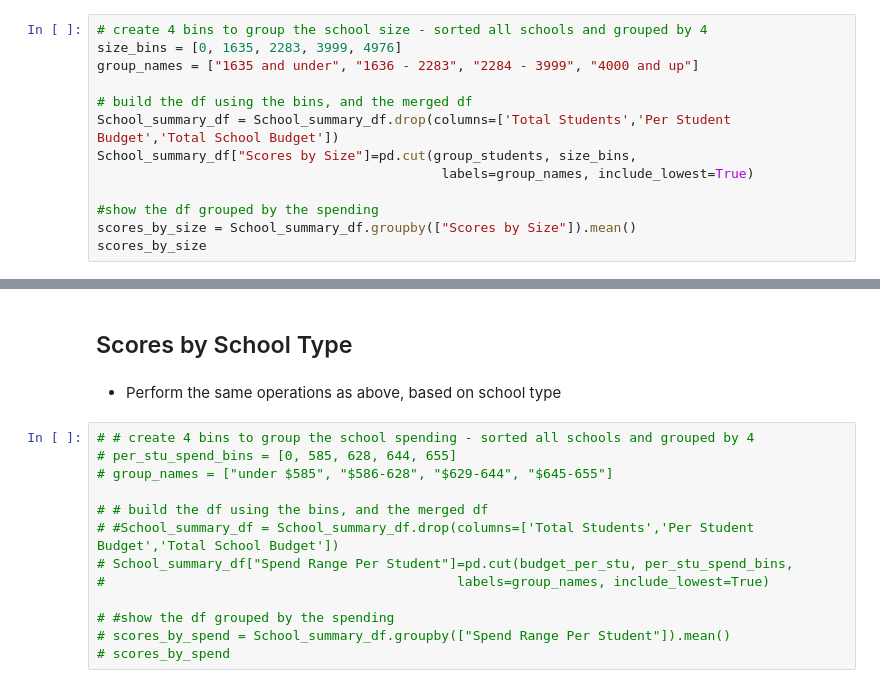
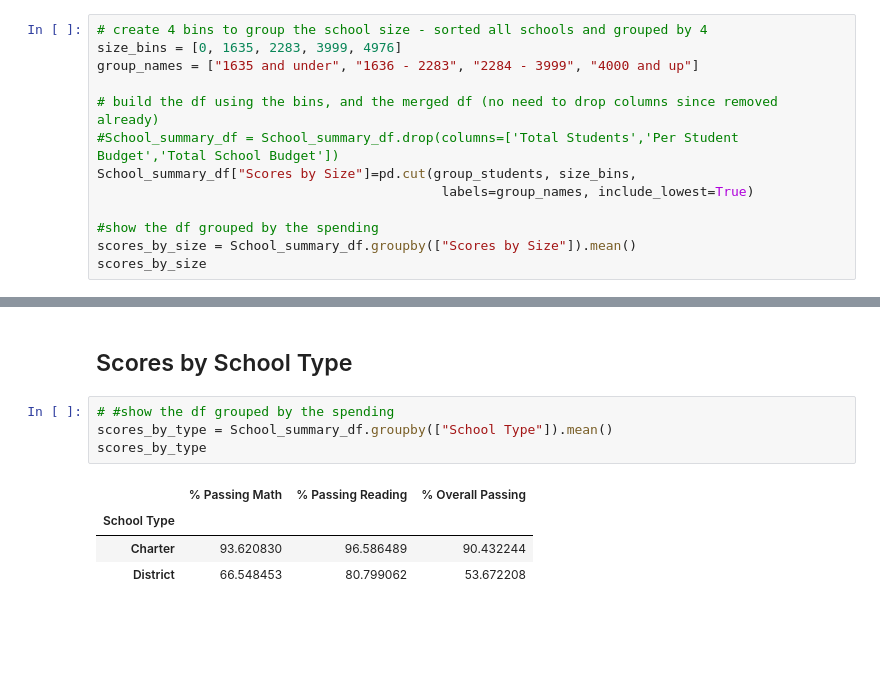
Before and after one commit to gigilynne/pandas-challenge, a Jupyter notebook: PyCitySchools/PyCitySchools_starter.ipynb, the cells around one changed output, grey strips where cells are left out. Drawn from its saved outputs; the diff is of its cells as text; blank space fills up the shorter version.

```diff
--- a/PyCitySchools/PyCitySchools_starter.ipynb
+++ b/PyCitySchools/PyCitySchools_starter.ipynb
@@ -549,8 +528,8 @@ psb_sort
 size_bins = [0, 1635, 2283, 3999, 4976]
 group_names = ["1635 and under", "1636 - 2283", "2284 - 3999", "4000 and up"]
 
-# build the df using the bins, and the merged df
-School_summary_df = School_summary_df.drop(columns=['Total Students','Per Student Budget','Total School Budget'])
+# build the df using the bins, and the merged df (no need to drop columns since removed already)
+#School_summary_df = School_summary_df.drop(columns=['Total Students','Per Student Budget','Total School Budget'])
 School_summary_df["Scores by Size"]=pd.cut(group_students, size_bins,
                                             labels=group_names, include_lowest=True)
 
@@ -566,18 +545,12 @@ scores_by_size
 | 4000 and up | 66.496861 | 81.339570 | 53.902988 |
 # %% [markdown]
 ## Scores by School Type
-# %% [markdown]
-* Perform the same operations as above, based on school type
-# %%
-# # create 4 bins to group the school spending - sorted all schools and grouped by 4
-# per_stu_spend_bins = [0, 585, 628, 644, 655]
-# group_names = ["under $585", "$586-628", "$629-644", "$645-655"]
-
-# # build the df using the bins, and the merged df
-# #School_summary_df = School_summary_df.drop(columns=['Total Students','Per Student Budget','Total School Budget'])
-# School_summary_df["Spend Range Per Student"]=pd.cut(budget_per_stu, per_stu_spend_bins,
-#                                             labels=group_names, include_lowest=True)
-
-# #show the df grouped by the spending
-# scores_by_spend = School_summary_df.groupby(["Spend Range Per Student"]).mean()
-# scores_by_spend
+# %%
+# #show the df grouped by the spending
+scores_by_type = School_summary_df.groupby(["School Type"]).mean()
+scores_by_type
+# %% [output]
+|  | % Passing Math | % Passing Reading | % Overall Passing |
+| School Type |  |  |  |
+| Charter | 93.620830 | 96.586489 | 90.432244 |
+| District | 66.548453 | 80.799062 | 53.672208 |
```
Also changed, not shown: parts of 2 cells of this notebook.
